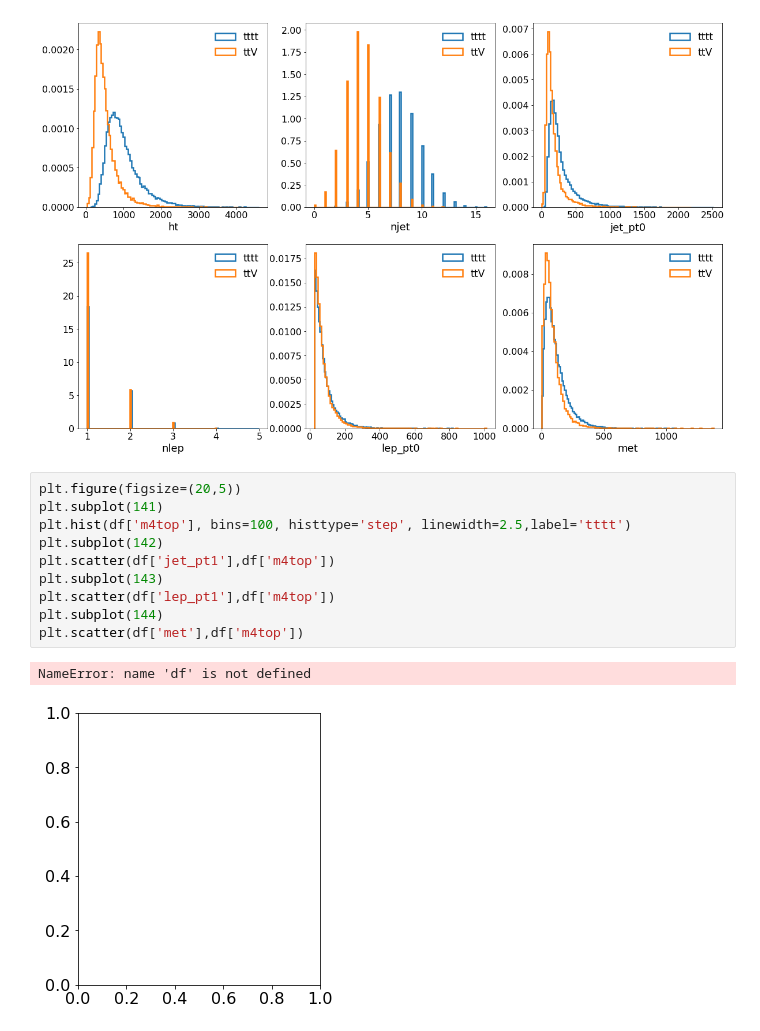
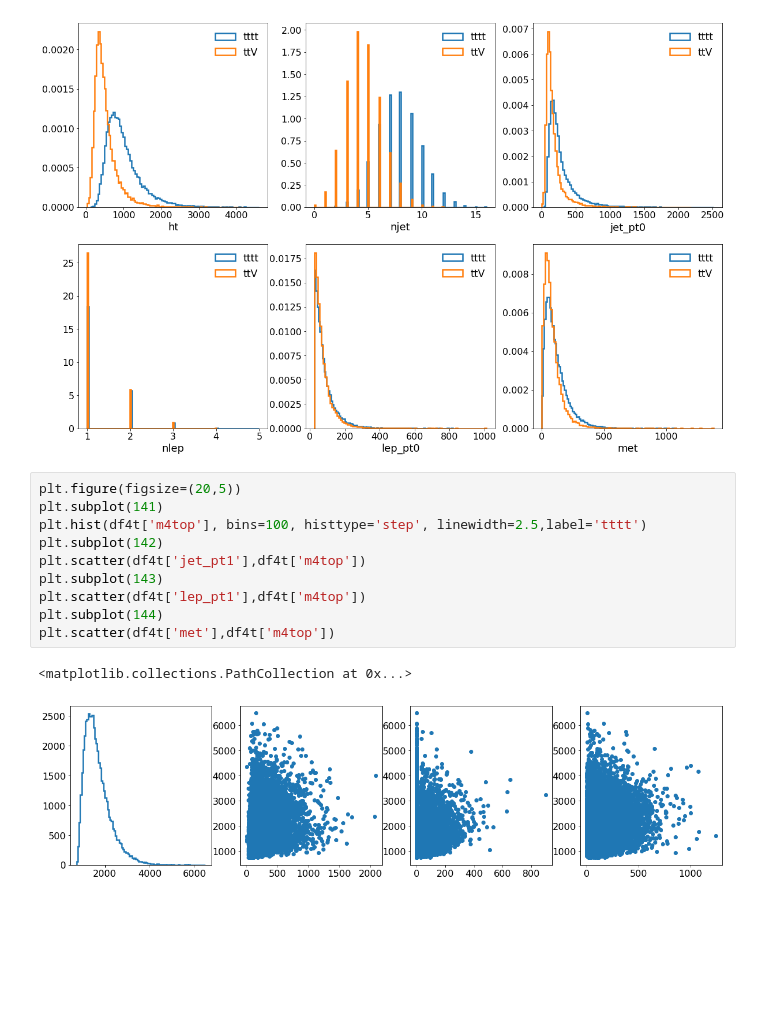
Before and after one commit to rmadar/ML-HEP, a Jupyter notebook: examples/1-DatasetExploration.ipynb, the cells around one changed output. Saved outputs shown, nothing was run; the diff lists cells and outputs as text; blank space fills up the shorter version.

```diff
--- a/examples/1-DatasetExploration.ipynb
+++ b/examples/1-DatasetExploration.ipynb
@@ -76,16 +76,16 @@ overlay_4top_ttV_distributions(df4t,dfttV,['ht','njet','jet_pt0','nlep','lep_pt0
 # %%
 plt.figure(figsize=(20,5))
 plt.subplot(141)
-plt.hist(df['m4top'], bins=100, histtype='step', linewidth=2.5,label='tttt')
+plt.hist(df4t['m4top'], bins=100, histtype='step', linewidth=2.5,label='tttt')
 plt.subplot(142)
-plt.scatter(df['jet_pt1'],df['m4top'])
+plt.scatter(df4t['jet_pt1'],df4t['m4top'])
 plt.subplot(143)
-plt.scatter(df['lep_pt1'],df['m4top'])
+plt.scatter(df4t['lep_pt1'],df4t['m4top'])
 plt.subplot(144)
-plt.scatter(df['met'],df['m4top'])
+plt.scatter(df4t['met'],df4t['m4top'])
 # %% [output]
-NameError: name 'df' is not defined
+<matplotlib.collections.PathCollection at 0x...>
-[figure, old version]
+[figure, new version]
 # %%
 group_ttV_perLep = dfttV.groupby('nlep')
 
```
Also changed, not shown: parts of 1 cell of this notebook.
